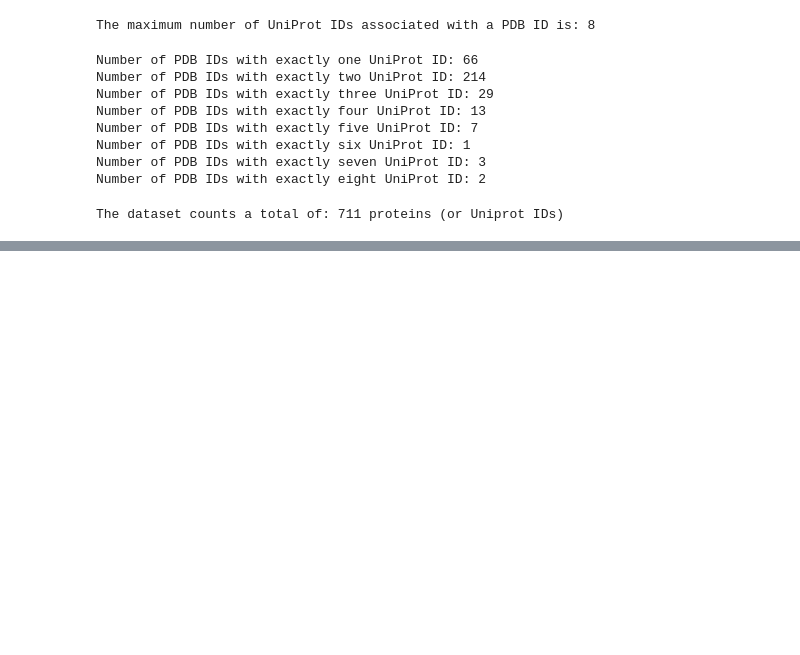
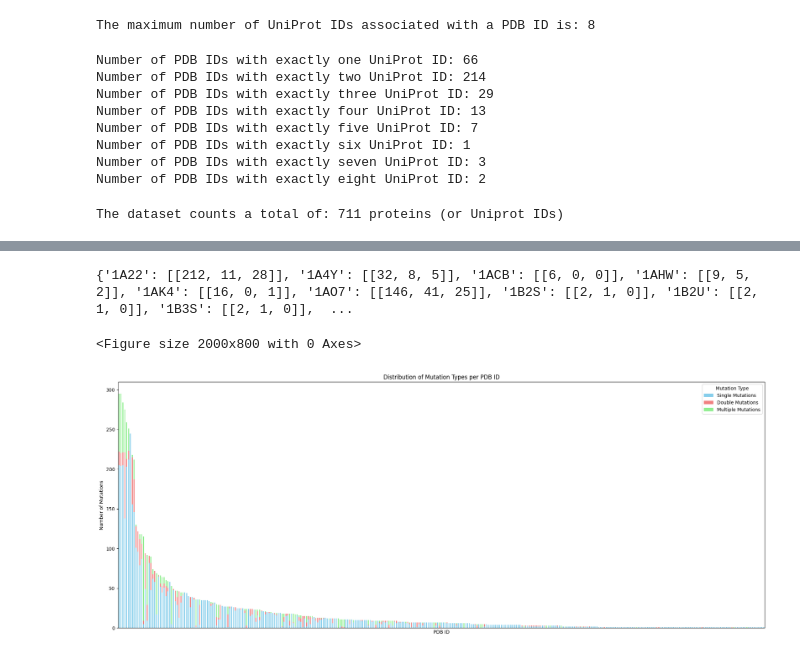
Before and after one commit to Biocca-hub/Binding_Affinity, a Jupyter notebook: scripts/MuToN.ipynb, the cells around one changed output, grey strips where cells are left out. Cells and saved outputs as stored; diff of their text form; code cells hidden in the pictures; blank space fills up the shorter version.

```diff
--- a/scripts/MuToN.ipynb
+++ b/scripts/MuToN.ipynb
@@ -173,3 +173,6 @@ Number of PDB IDs with exactly eight UniProt ID: 2
 print("The dataset counts a total of: "+str(prot_per_complex[1]*1+prot_per_complex[2]*2+prot_per_complex[3]*3+prot_per_complex[4]*4+prot_per_complex[5]*5+prot_per_complex[6]*6+prot_per_complex[7]*7+prot_per_complex[8]*8)+" proteins (or Uniprot IDs)")
 # %% [output]
 The dataset counts a total of: 711 proteins (or Uniprot IDs)
+# %%
+mut_complex = df_drive.groupby('PDB')['Mutation(s)_cleaned'].apply(list).to_dict()
+print(mut_complex)
@@ -175,0 +225,35 @@ The dataset counts a total of: 711 proteins (or Uniprot IDs)
+# %%
+mut_dist = {}
+for key in mut_complex:
+  d = []
+  mut_dist[key]=d
+  mut_dist[key].append([len(smut_complex[key]),len(dmut_complex[key]),len(mmut_complex[key])])
+print(mut_dist)
+# %% [output]
+{'1A22': [[212, 11, 28]], '1A4Y': [[32, 8, 5]], '1ACB': [[6, 0, 0]], '1AHW': [[9, 5, 2]], '1AK4': [[16, 0, 1]], '1AO7': [[146, 41, 25]], '1B2S': [[2, 1, 0]], '1B2U': [[2, 1, 0]], '1B3S': [[2, 1, 0]],  ...
+# %%
+plot_data = []
+for pdb_id, counts_list in mut_dist.items():
+    s_count, d_count, m_count = counts_list[0]
+    plot_data.append({'PDB': pdb_id, 'Single Mutations': s_count, 'Double Mutations': d_count, 'Multiple Mutations': m_count})
+
+df_mutations = pd.DataFrame(plot_data)
+
+# Sort by total mutations for better visualization, or by a specific type if preferred
+df_mutations['Total Mutations'] = df_mutations['Single Mutations'] + df_mutations['Double Mutations'] + df_mutations['Multiple Mutations']
+df_mutations = df_mutations.sort_values(by='Total Mutations', ascending=False)
+
+# Plotting a stacked bar chart
+plt.figure(figsize=(20, 8)) # Adjust figure size for better readability
+df_mutations[['Single Mutations', 'Double Mutations', 'Multiple Mutations']].plot(kind='bar', stacked=True, figsize=(20, 8), color=['skyblue', 'lightcoral', 'lightgreen'])
+
+plt.title('Distribution of Mutation Types per PDB ID')
+plt.xlabel('PDB ID')
+plt.ylabel('Number of Mutations')
+plt.xticks([]) # Remove x-axis labels
+plt.legend(title='Mutation Type')
+plt.tight_layout()
+plt.show()
+# %% [output]
+<Figure size 2000x800 with 0 Axes>
+[figure, added]
```
Also changed, not shown: parts of 5 cells of this notebook, 2 other files.
